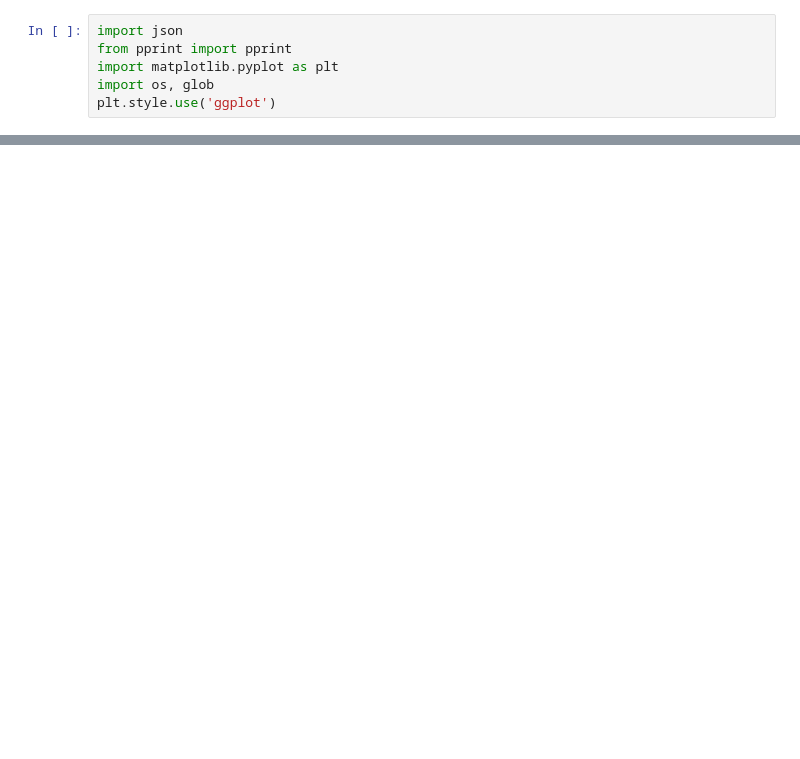
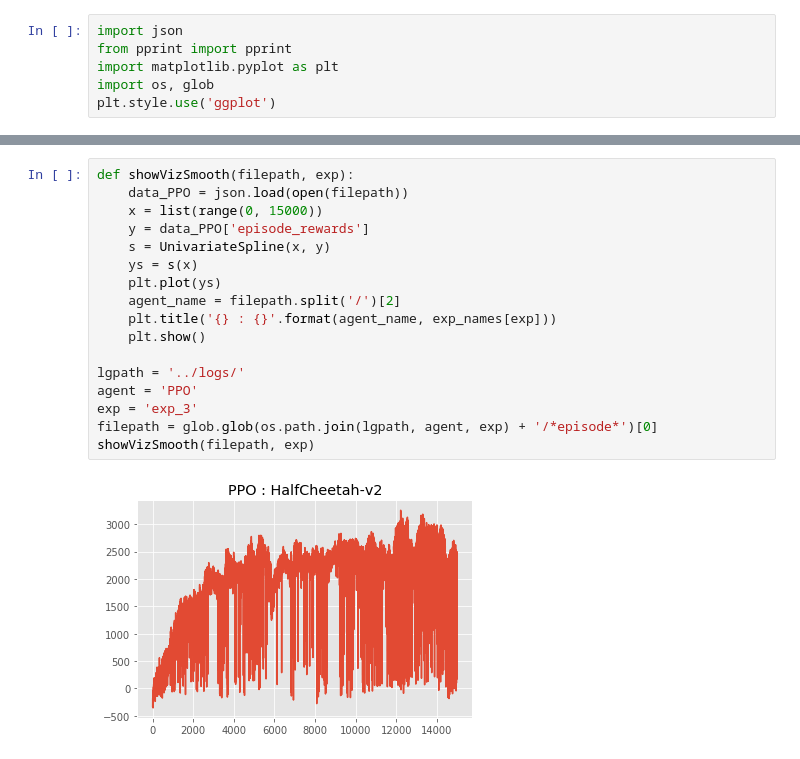
Before and after one commit to trane293/animation_course_project, a Jupyter notebook: notebooks/VisualizeResults.ipynb, the cells around one changed output, grey strips where cells are left out. Drawn from its saved outputs; the diff is of its cells as text; blank space fills up the shorter version.

```diff
--- a/notebooks/VisualizeResults.ipynb
+++ b/notebooks/VisualizeResults.ipynb
@@ -56,0 +121,19 @@ compareAll()
+# %%
+def showVizSmooth(filepath, exp):
+    data_PPO = json.load(open(filepath))
+    x = list(range(0, 15000))
+    y = data_PPO['episode_rewards']
+    s = UnivariateSpline(x, y)
+    ys = s(x)
+    plt.plot(ys)
+    agent_name = filepath.split('/')[2]
+    plt.title('{} : {}'.format(agent_name, exp_names[exp]))
+    plt.show()
+
+lgpath = '../logs/'
+agent = 'PPO'
+exp = 'exp_3'
+filepath = glob.glob(os.path.join(lgpath, agent, exp) + '/*episode*')[0]
+showVizSmooth(filepath, exp)
+# %% [output]
+[figure, added]
```
Also changed, not shown: parts of 5 cells of this notebook, 3 other files.
